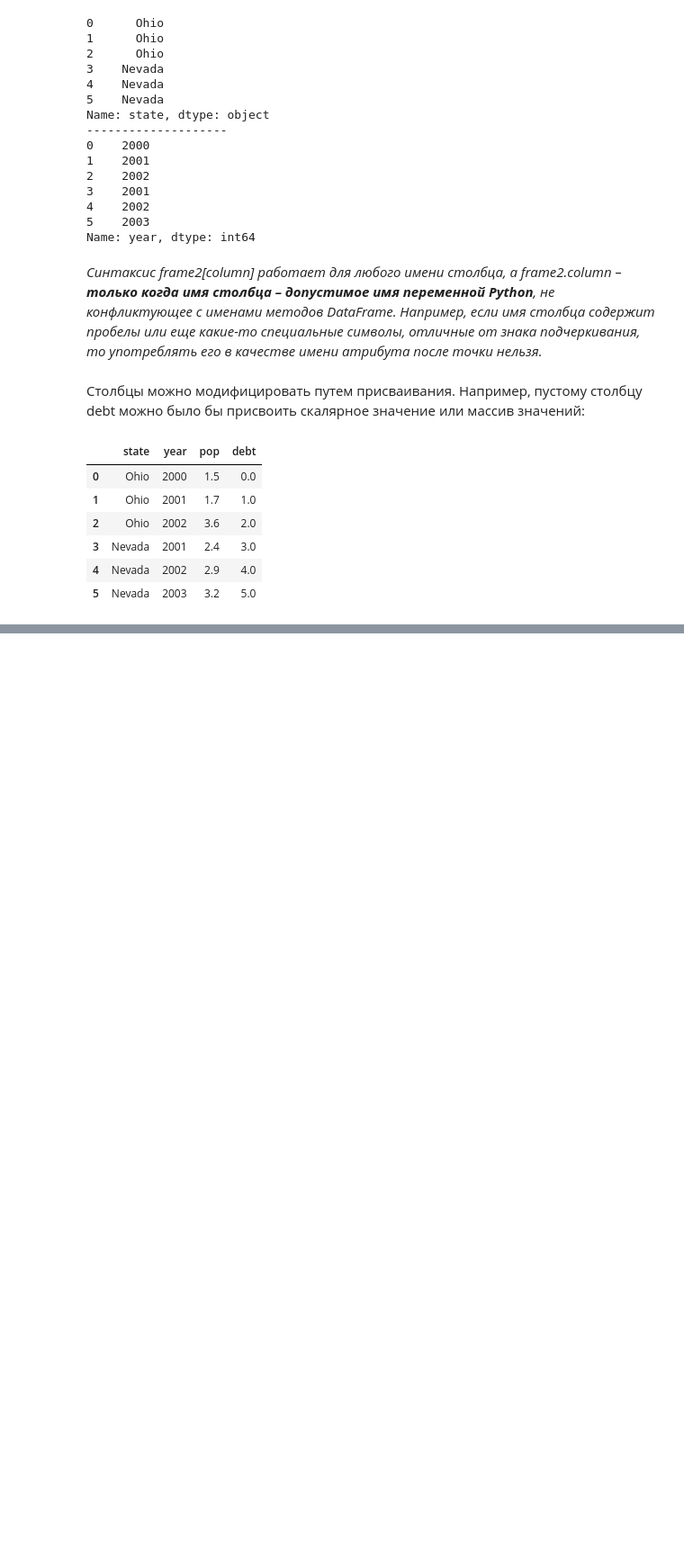
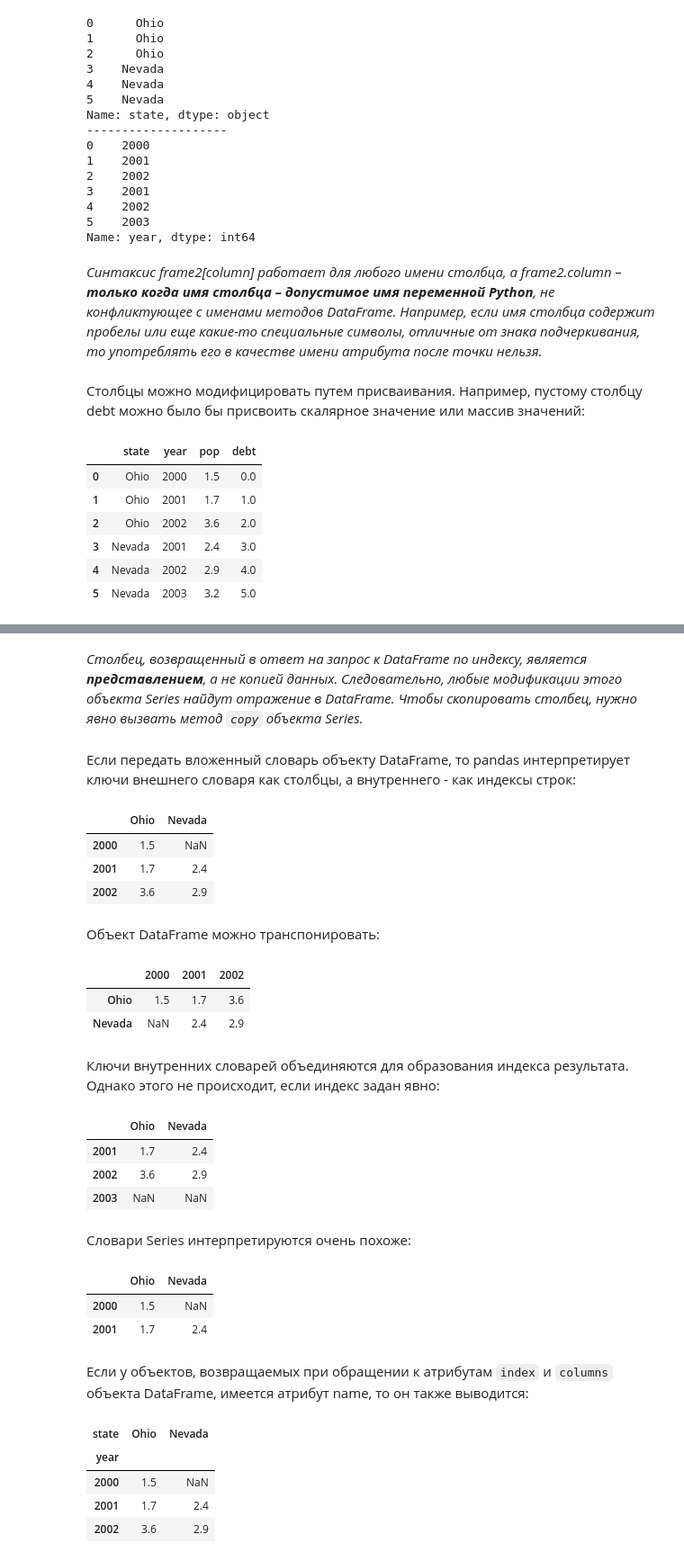
Before and after one commit to stmQQ/Pandas, a Jupyter notebook: basics/pandas/welcome_to_pandas.ipynb, the cells around one changed output, grey strips where cells are left out. Shown: that part at 90% size. Drawn from its saved outputs; the diff is of its cells as text; code cells hidden in the pictures; blank space fills up the shorter version.

Commit message:
pandas basics

```diff
--- a/basics/pandas/welcome_to_pandas.ipynb
+++ b/basics/pandas/welcome_to_pandas.ipynb
@@ -284,0 +307,55 @@ frame2
+# %% [markdown]
+*Столбец, возвращенный в ответ на запрос к DataFrame по индексу, является **представлением**, а не копией данных. Следовательно, любые модификации этого объекта Series найдут отражение в  DataFrame. Чтобы скопировать столбец, нужно явно вызвать метод `copy` объекта Series.*
+# %% [markdown]
+Если передать вложенный словарь объекту DataFrame, то pandas интерпретирует ключи внешнего словаря как столбцы, а внутреннего - как индексы строк:
+# %%
+populations = {"Ohio": {2000: 1.5, 2001: 1.7, 2002: 3.6},
+               "Nevada": {2001: 2.4, 2002: 2.9}}
+frame3 = pd.DataFrame(populations)
+
+frame3
+# %% [output]
+|  | Ohio | Nevada |
+| 2000 | 1.5 | NaN |
+| 2001 | 1.7 | 2.4 |
+| 2002 | 3.6 | 2.9 |
+# %% [markdown]
+Объект DataFrame можно транспонировать:
+# %%
+frame3.T
+# %% [output]
+|  | 2000 | 2001 | 2002 |
+| Ohio | 1.5 | 1.7 | 3.6 |
+| Nevada | NaN | 2.4 | 2.9 |
+# %% [markdown]
+Ключи внутренних словарей объединяются для образования индекса результата. Однако этого не происходит, если индекс задан явно:
+# %%
+pd.DataFrame(populations, index=[2001, 2002, 2003]) # столбец 2000 не создан
+# %% [output]
+|  | Ohio | Nevada |
+| 2001 | 1.7 | 2.4 |
+| 2002 | 3.6 | 2.9 |
+| 2003 | NaN | NaN |
+# %% [markdown]
+Словари Series интерпретируются очень похоже:
+# %%
+pdata = {'Ohio': frame3["Ohio"][:-1],
+         'Nevada': frame3['Nevada'][:2]}
+pd.DataFrame(pdata)
+# %% [output]
+|  | Ohio | Nevada |
+| 2000 | 1.5 | NaN |
+| 2001 | 1.7 | 2.4 |
+# %% [markdown]
+Если у объектов, возвращаемых при обращении к атрибутам `index` и `columns` объекта DataFrame, имеется атрибут name, то он также выводится:
+# %%
+frame3.index.name = 'year'
+frame3.columns.name = 'state'
+
+frame3
+# %% [output]
+| state | Ohio | Nevada |
+| year |  |  |
+| 2000 | 1.5 | NaN |
+| 2001 | 1.7 | 2.4 |
+| 2002 | 3.6 | 2.9 |
```
Also changed, not shown: parts of 17 cells of this notebook, 1 other file.
